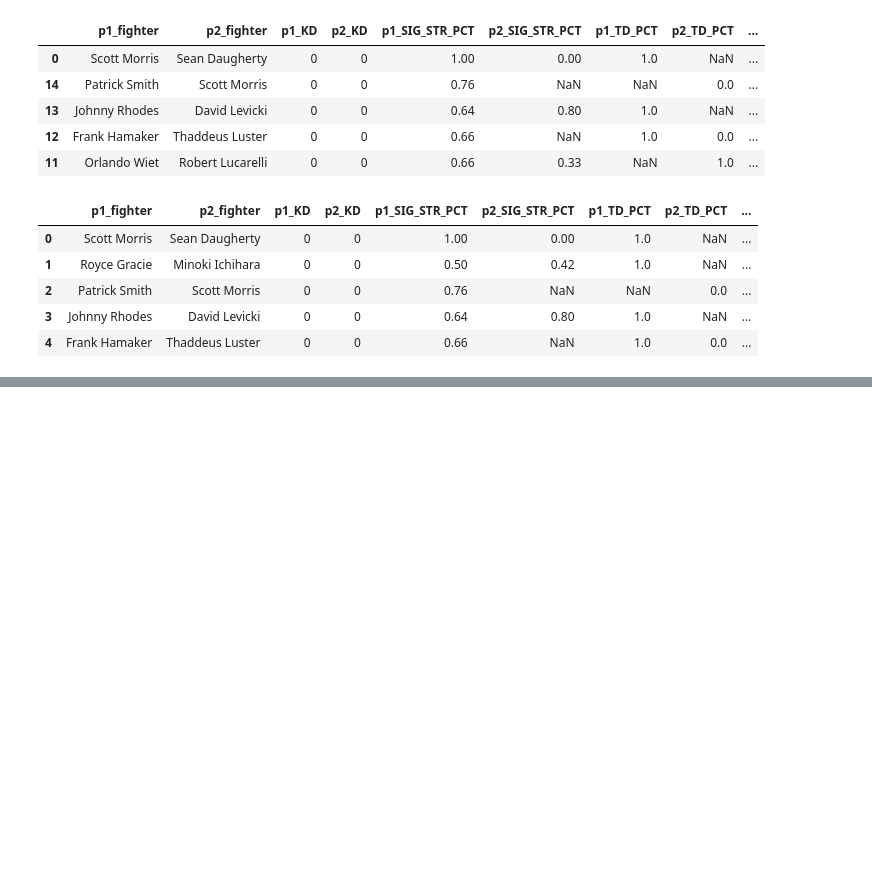
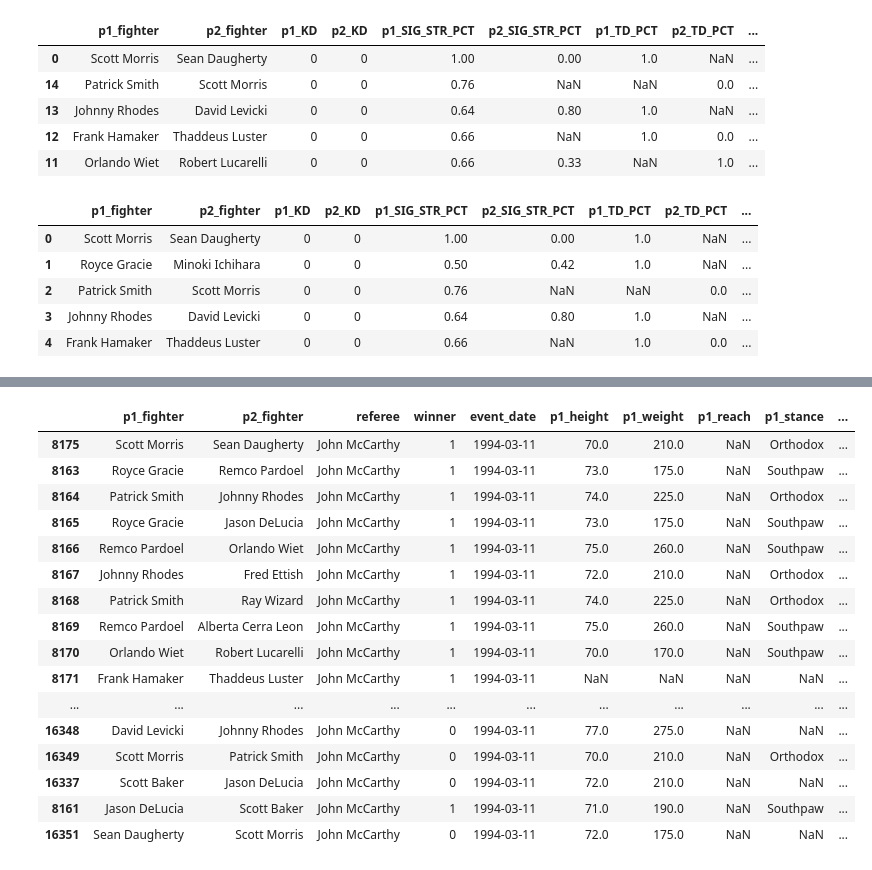
Before and after one commit to ndhaliwal59/ufcPredictor, a Jupyter notebook: features.ipynb, the cells around one changed output, grey strips where cells are left out. Drawn from its saved outputs; the diff is of its cells as text; code cells hidden in the pictures; blank space fills up the shorter version.

```diff
--- a/features.ipynb
+++ b/features.ipynb
@@ -384,0 +431,20 @@ methods_df.to_csv('ufc_methods.csv', index=False)
+# %%
+aug_df.head(30)
+# %% [output]
+|  | p1_fighter | p2_fighter | referee | winner | event_date | p1_height | p1_weight | p1_reach | p1_stance | ... |
+| 8175 | Scott Morris | Sean Daugherty | John McCarthy | 1 | 1994-03-11 | 70.0 | 210.0 | NaN | Orthodox | ... |
+| 8163 | Royce Gracie | Remco Pardoel | John McCarthy | 1 | 1994-03-11 | 73.0 | 175.0 | NaN | Southpaw | ... |
+| 8164 | Patrick Smith | Johnny Rhodes | John McCarthy | 1 | 1994-03-11 | 74.0 | 225.0 | NaN | Orthodox | ... |
+| 8165 | Royce Gracie | Jason DeLucia | John McCarthy | 1 | 1994-03-11 | 73.0 | 175.0 | NaN | Southpaw | ... |
+| 8166 | Remco Pardoel | Orlando Wiet | John McCarthy | 1 | 1994-03-11 | 75.0 | 260.0 | NaN | Southpaw | ... |
+| 8167 | Johnny Rhodes | Fred Ettish | John McCarthy | 1 | 1994-03-11 | 72.0 | 210.0 | NaN | Orthodox | ... |
+| 8168 | Patrick Smith | Ray Wizard | John McCarthy | 1 | 1994-03-11 | 74.0 | 225.0 | NaN | Orthodox | ... |
+| 8169 | Remco Pardoel | Alberta Cerra Leon | John McCarthy | 1 | 1994-03-11 | 75.0 | 260.0 | NaN | Southpaw | ... |
+| 8170 | Orlando Wiet | Robert Lucarelli | John McCarthy | 1 | 1994-03-11 | 70.0 | 170.0 | NaN | Southpaw | ... |
+| 8171 | Frank Hamaker | Thaddeus Luster | John McCarthy | 1 | 1994-03-11 | NaN | NaN | NaN | NaN | ... |
+| ... | ... | ... | ... | ... | ... | ... | ... | ... | ... | ... |
+| 16348 | David Levicki | Johnny Rhodes | John McCarthy | 0 | 1994-03-11 | 77.0 | 275.0 | NaN | NaN | ... |
+| 16349 | Scott Morris | Patrick Smith | John McCarthy | 0 | 1994-03-11 | 70.0 | 210.0 | NaN | Orthodox | ... |
+| 16337 | Scott Baker | Jason DeLucia | John McCarthy | 0 | 1994-03-11 | 72.0 | 210.0 | NaN | NaN | ... |
+| 8161 | Jason DeLucia | Scott Baker | John McCarthy | 1 | 1994-03-11 | 71.0 | 190.0 | NaN | Southpaw | ... |
+| 16351 | Sean Daugherty | Scott Morris | John McCarthy | 0 | 1994-03-11 | 72.0 | 175.0 | NaN | NaN | ... |
```
Also changed, not shown: parts of 3 cells of this notebook, 19 other files.
